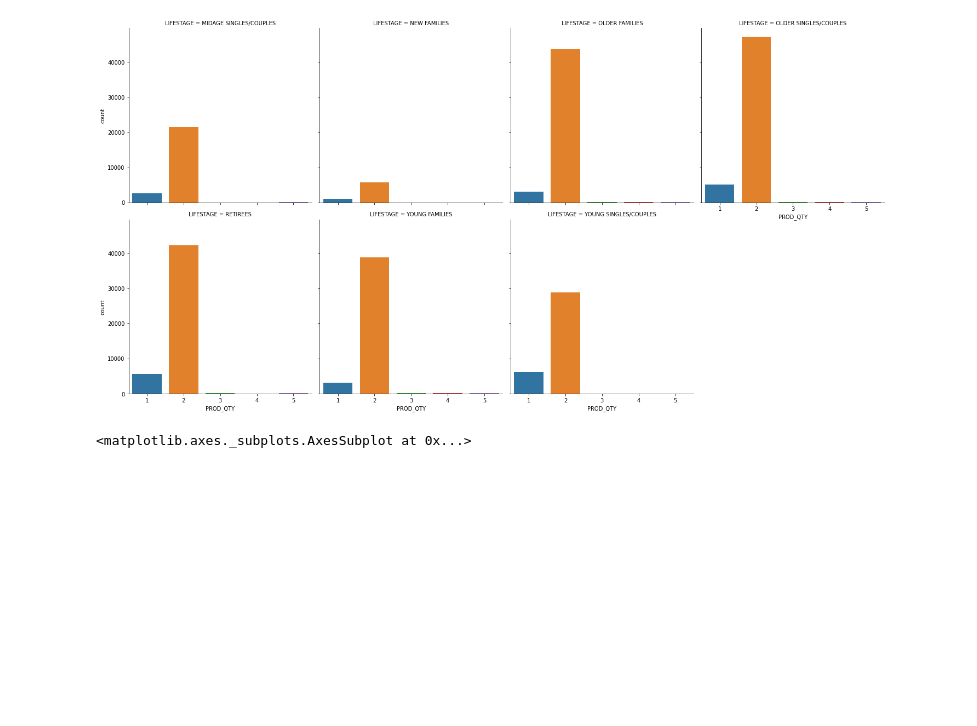
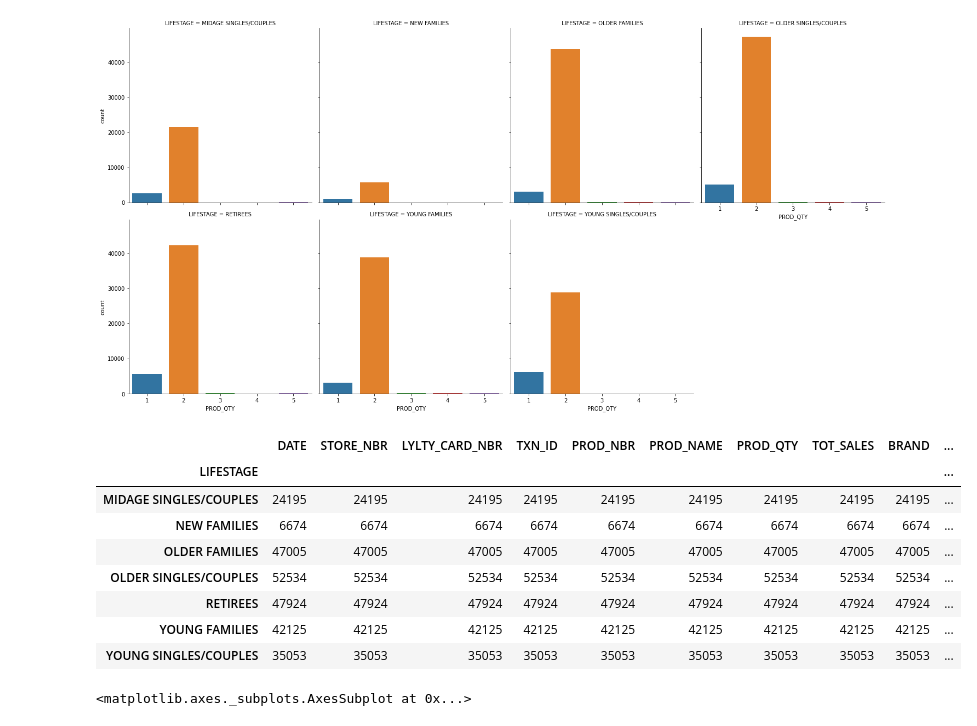
Before and after one commit to usamatrq94/Quantium-Intership, a Jupyter notebook: Q1- week1.ipynb, the cells around one changed output. Cells and saved outputs as stored; diff of their text form; code cells hidden in the pictures; blank space fills up the shorter version.

```diff
--- a/Q1- week1.ipynb
+++ b/Q1- week1.ipynb
@@ -468,6 +418,18 @@ sns.catplot(col='LIFESTAGE', x='PROD_QTY', data=dataset, kind='count', col_wrap=
 # %% [output]
 <seaborn.axisgrid.FacetGrid at 0x...>
 [figure]
+# %%
+dataset.groupby(['LIFESTAGE']).count()
+# %% [output]
+|  | DATE | STORE_NBR | LYLTY_CARD_NBR | TXN_ID | PROD_NBR | PROD_NAME | PROD_QTY | TOT_SALES | BRAND | ... |
+| LIFESTAGE |  |  |  |  |  |  |  |  |  | ... |
+| MIDAGE SINGLES/COUPLES | 24195 | 24195 | 24195 | 24195 | 24195 | 24195 | 24195 | 24195 | 24195 | ... |
+| NEW FAMILIES | 6674 | 6674 | 6674 | 6674 | 6674 | 6674 | 6674 | 6674 | 6674 | ... |
+| OLDER FAMILIES | 47005 | 47005 | 47005 | 47005 | 47005 | 47005 | 47005 | 47005 | 47005 | ... |
+| OLDER SINGLES/COUPLES | 52534 | 52534 | 52534 | 52534 | 52534 | 52534 | 52534 | 52534 | 52534 | ... |
+| RETIREES | 47924 | 47924 | 47924 | 47924 | 47924 | 47924 | 47924 | 47924 | 47924 | ... |
+| YOUNG FAMILIES | 42125 | 42125 | 42125 | 42125 | 42125 | 42125 | 42125 | 42125 | 42125 | ... |
+| YOUNG SINGLES/COUPLES | 35053 | 35053 | 35053 | 35053 | 35053 | 35053 | 35053 | 35053 | 35053 | ... |
 # %%
 dataset['WGHT'].value_counts().sort_index().plot(kind='bar', figsize=(10,5))
 # %% [output]
```
Also changed, not shown: parts of 6 cells of this notebook.
